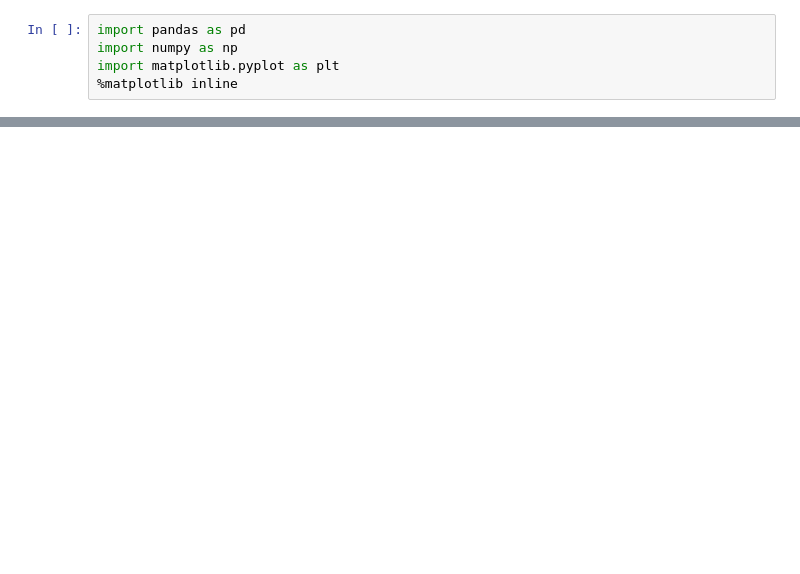
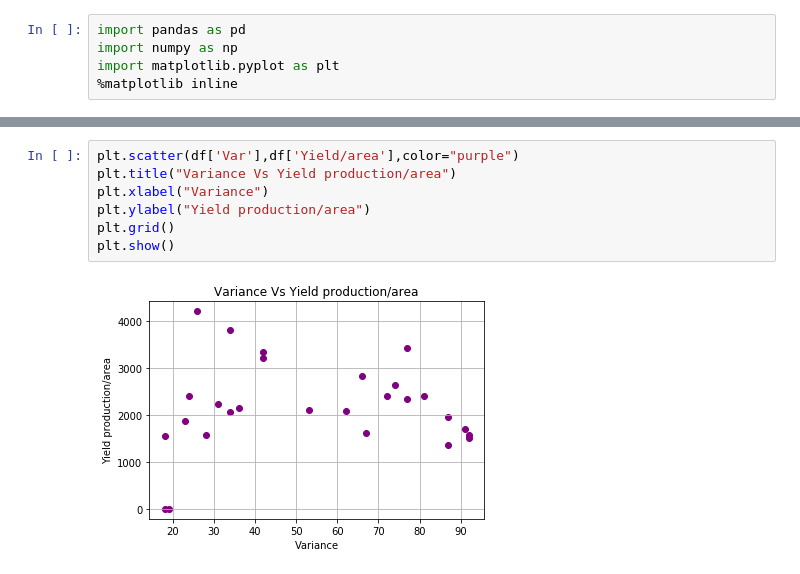
Before and after one commit to arghac14/CropYield-prediction, a Jupyter notebook: CropPrediction(data_exploration).ipynb, the cells around one changed output, grey strips where cells are left out. Drawn from its saved outputs; the diff is of its cells as text; blank space fills up the shorter version.

```diff
--- a/CropPrediction(data_exploration).ipynb
+++ b/CropPrediction(data_exploration).ipynb
@@ -39,0 +51,9 @@ df
+# %%
+plt.scatter(df['Var'],df['Yield/area'],color="purple")
+plt.title("Variance Vs Yield production/area")
+plt.xlabel("Variance")
+plt.ylabel("Yield production/area")
+plt.grid()
+plt.show()
+# %% [output]
+[figure, added]
```
Also changed, not shown: parts of 8 cells of this notebook.
